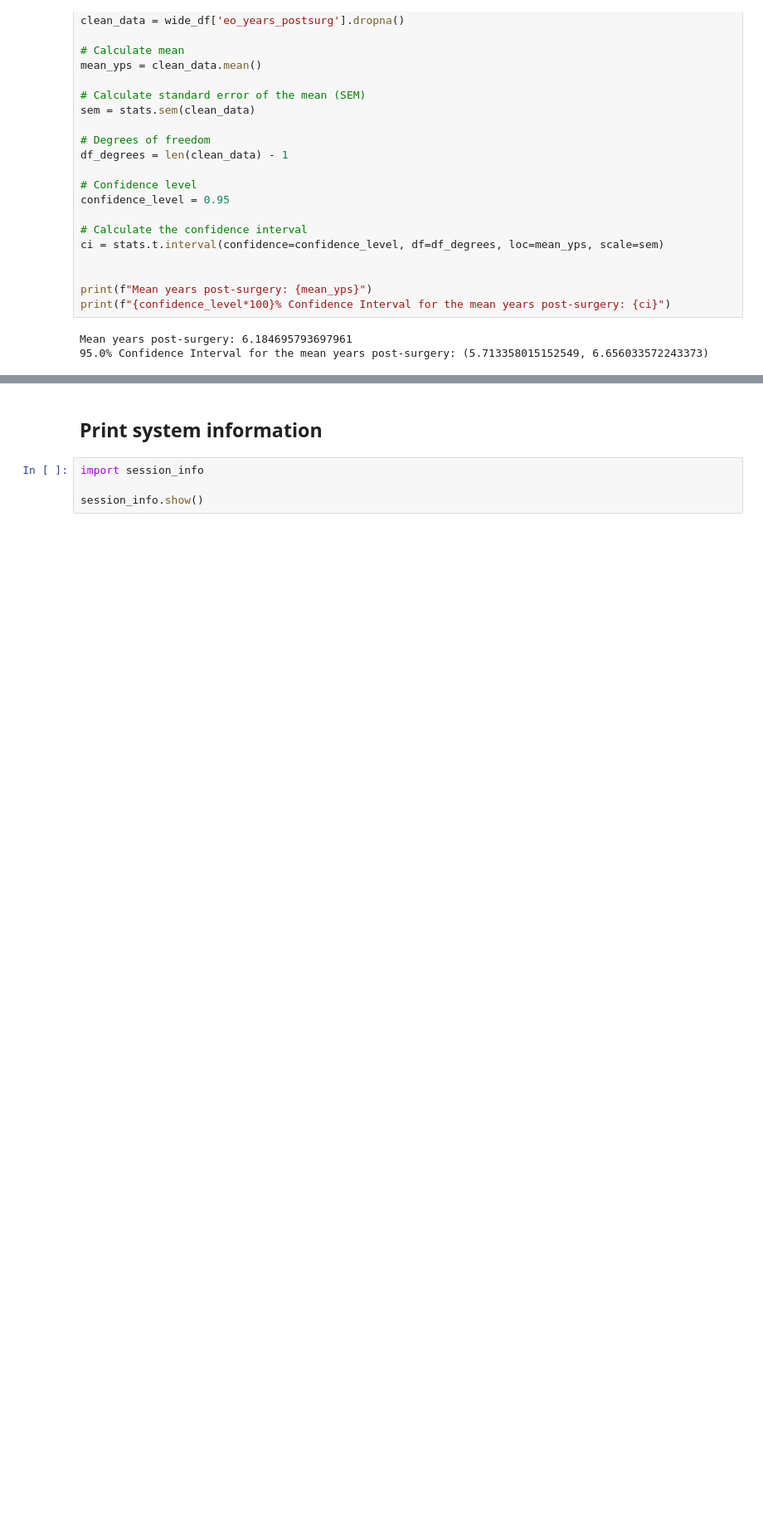
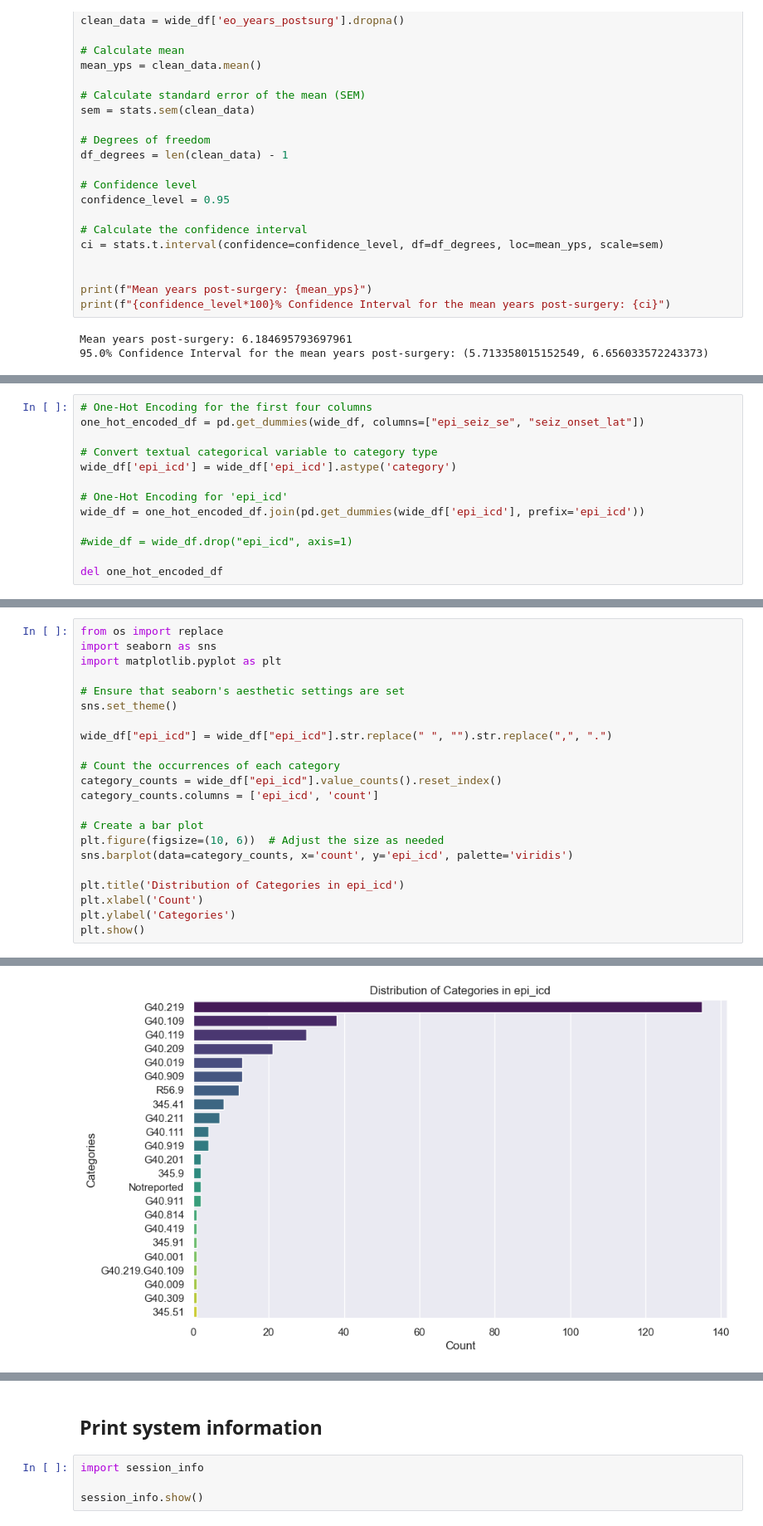
Before and after one commit to AmauryPelzer/Engel-outcome-prediction, a Jupyter notebook: notebooks/1. exploratory/exploratory.ipynb, the cells around one changed output, grey strips where cells are left out. Shown: that part at 83% size. Saved outputs shown, nothing was run; the diff lists cells and outputs as text; blank space fills up the shorter version.

```diff
--- a/notebooks/1. exploratory/exploratory.ipynb
+++ b/notebooks/1. exploratory/exploratory.ipynb
@@ -632,0 +659,13 @@ Mean years post-surgery: 6.184695793697961
+# %%
+# One-Hot Encoding for the first four columns
+one_hot_encoded_df = pd.get_dummies(wide_df, columns=["epi_seiz_se", "seiz_onset_lat"])
+
+# Convert textual categorical variable to category type
+wide_df['epi_icd'] = wide_df['epi_icd'].astype('category')
+
+# One-Hot Encoding for 'epi_icd'
+wide_df = one_hot_encoded_df.join(pd.get_dummies(wide_df['epi_icd'], prefix='epi_icd'))
+
+#wide_df = wide_df.drop("epi_icd", axis=1)
+
+del one_hot_encoded_df
@@ -632,0 +732,23 @@ Mean years post-surgery: 6.184695793697961
+# %%
+from os import replace
+import seaborn as sns
+import matplotlib.pyplot as plt
+
+# Ensure that seaborn's aesthetic settings are set
+sns.set_theme()
+
+wide_df["epi_icd"] = wide_df["epi_icd"].str.replace(" ", "").str.replace(",", ".")
+
+# Count the occurrences of each category
+category_counts = wide_df["epi_icd"].value_counts().reset_index()
+category_counts.columns = ['epi_icd', 'count']
+
+# Create a bar plot
+plt.figure(figsize=(10, 6))  # Adjust the size as needed
+sns.barplot(data=category_counts, x='count', y='epi_icd', palette='viridis')
+
+plt.title('Distribution of Categories in epi_icd')
+plt.xlabel('Count')
+plt.ylabel('Categories')
+plt.show()
+# %% [output]
@@ -632,0 +758 @@ Mean years post-surgery: 6.184695793697961
+[figure, added]
```
Also changed, not shown: parts of 14 cells of this notebook.
